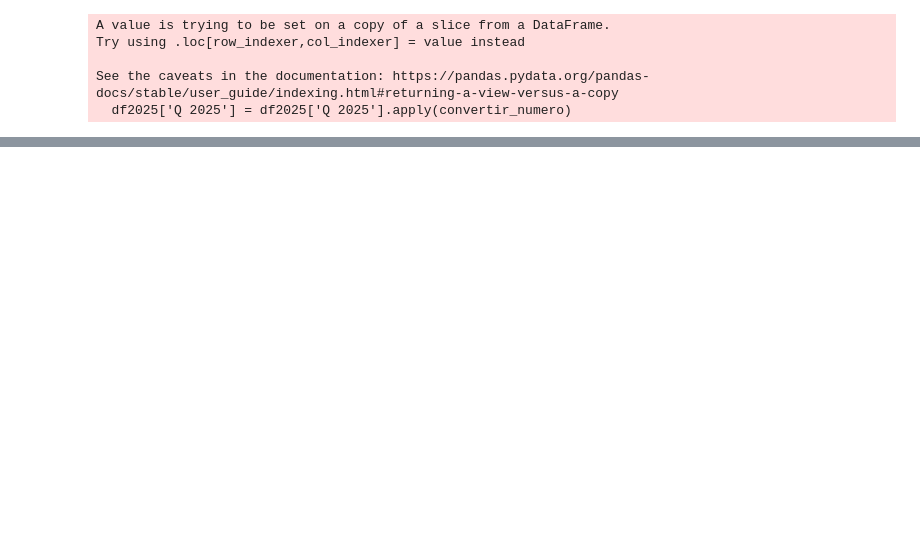
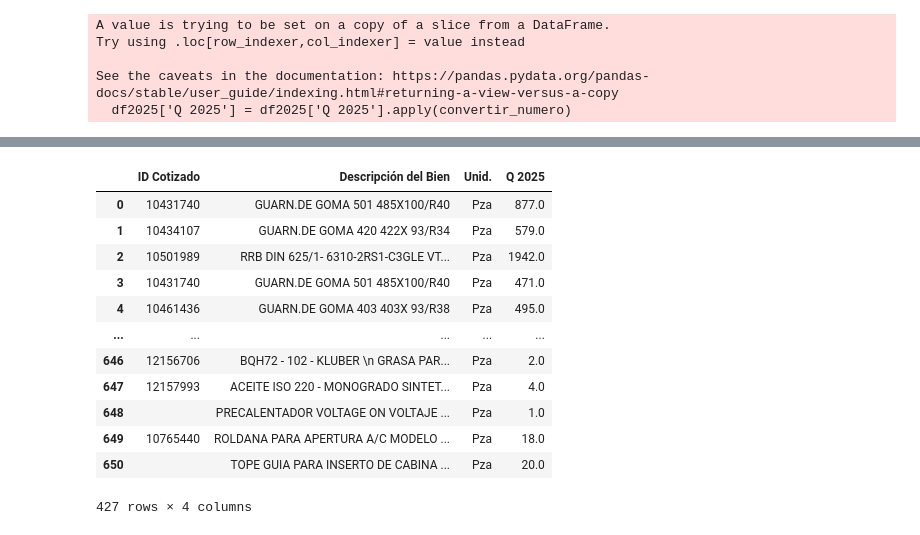
Before and after one commit to raulink/jupyter-etcmt, a Jupyter notebook: Pedido2025.ipynb, the cells around one changed output, grey strips where cells are left out. Saved outputs shown, nothing was run; the diff lists cells and outputs as text; code cells hidden in the pictures; blank space fills up the shorter version.

```diff
--- a/Pedido2025.ipynb
+++ b/Pedido2025.ipynb
@@ -74,9 +81,9 @@ Index(['Categoria', 'Proceso', 'Ubicación', 'Tipo de trabajo', 'Tipo de Bien',
        'Entrega 2024', 'Entrega 2025', 'Entrega 2026'],
       dtype='object', name=0)
 # %%
-df2025 = df[['Categoria', 'Ubicación', 'Tipo de trabajo', 'Tipo de Bien',
-       'TDB/LOCAL', 'Partida', 'ID TDB o ID Almacén', 'ID Cotizado',
-       'Descripción del Bien', 'Unid.','Q LMO/año2',
-       'Q LPL/año3', 'Q LAM/año4', 'Q LR/año5', 'Q LN/año6', 'Q LAZ/año7',
-       'Q LB/año8', 'Q LCE/año9', 'Q LCA/año10', 'Q LV/año11', 'Q TRM/año12',
-       'Q 2025', 'Observaciones']]
+df2025 = df[['Categoria', 'Ubicación', 'Tipo de trabajo', 'Tipo de Bien','TDB/LOCAL',
+             'Partida', 'ID TDB o ID Almacén', 'ID Cotizado','Descripción del Bien',
+             'Unid.','Q LMO/año2','Q LPL/año3', 'Q LAM/año4', 'Q LR/año5', 'Q LN/año6',
+             'Q LAZ/año7','Q LB/año8', 'Q LCE/año9', 'Q LCA/año10', 'Q LV/año11',
+             'Q TRM/año12','Q 2025', 'Observaciones']]
+df2025.sample(3)
@@ -107,0 +183,20 @@ df2025 = df[df2025['Q 2025']!=0.0]
+# %%
+df2025.columns
+
+df2025 = df2025[['ID Cotizado',
+       'Descripción del Bien','Unid.','Q 2025']]
+df2025
+# %% [output]
+|  | ID Cotizado | Descripción del Bien | Unid. | Q 2025 |
+| 0 | 10431740 | GUARN.DE GOMA 501 485X100/R40 | Pza | 877.0 |
+| 1 | 10434107 | GUARN.DE GOMA 420 422X 93/R34 | Pza | 579.0 |
+| 2 | 10501989 | RRB DIN 625/1- 6310-2RS1-C3GLE VT... | Pza | 1942.0 |
+| 3 | 10431740 | GUARN.DE GOMA 501 485X100/R40 | Pza | 471.0 |
+| 4 | 10461436 | GUARN.DE GOMA 403 403X 93/R38 | Pza | 495.0 |
+| ... | ... | ... | ... | ... |
+| 646 | 12156706 | BQH72 - 102 - KLUBER \n GRASA PAR... | Pza | 2.0 |
+| 647 | 12157993 | ACEITE ISO 220 - MONOGRADO SINTET... | Pza | 4.0 |
+| 648 |  | PRECALENTADOR VOLTAGE ON VOLTAJE ... | Pza | 1.0 |
+| 649 | 10765440 | ROLDANA PARA APERTURA A/C MODELO ... | Pza | 18.0 |
+| 650 |  | TOPE GUIA PARA INSERTO DE CABINA ... | Pza | 20.0 |
+427 rows × 4 columns
```
Also changed, not shown: parts of 15 cells of this notebook.
